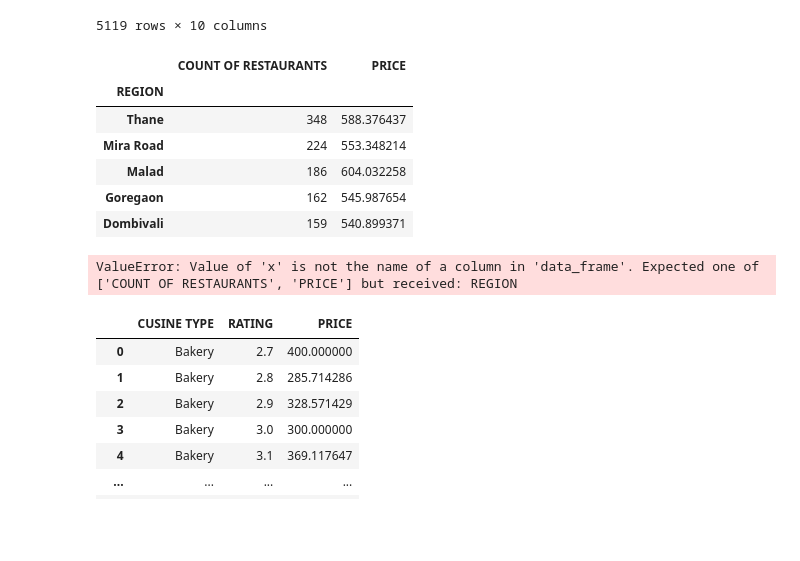
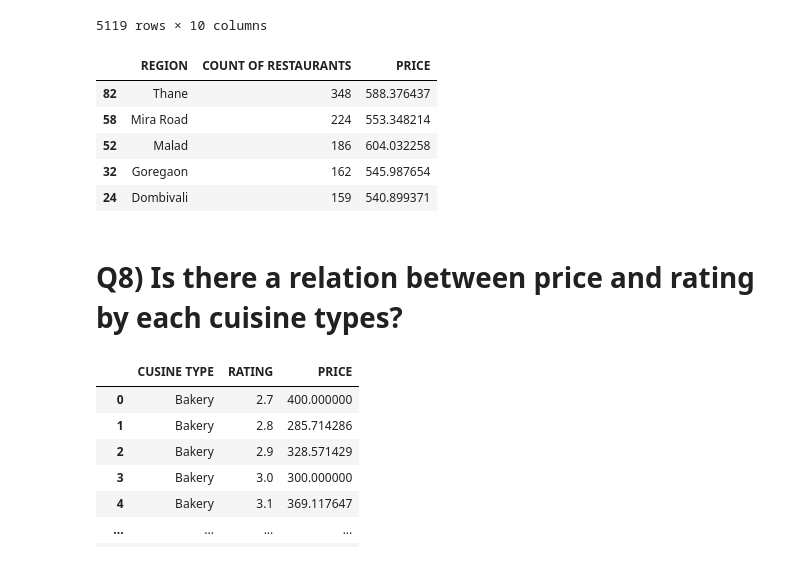
Before and after one commit to Monisha1205/zomato-assignment, a Jupyter notebook: mumbai zomato .ipynb, the cells around one changed output. Saved outputs shown, nothing was run; the diff lists cells and outputs as text; code cells hidden in the pictures; blank space fills up the shorter version.

```diff
--- a/mumbai zomato .ipynb
+++ b/mumbai zomato .ipynb
@@ -515,22 +545,22 @@ chinese_df
 | 15079 | Mandarin Panda | 400 | Desserts,Chinese,Thai | Malad | none | 12noon to 330pm,7pm to 1am | Good | 3.7 | 121 | ... |
 5119 rows × 10 columns
 # %%
-chinese_rest_df=chinese_df.groupby(by='REGION').agg({'NAME' : 'count', 'PRICE' : 'mean'}).rename(columns={'NAME' : 'COUNT OF RESTAURANTS'})
+chinese_rest_df=chinese_df.groupby(by='REGION').agg({'NAME' : 'count', 'PRICE' : 'mean'}).rename(columns={'NAME' : 'COUNT OF RESTAURANTS'}).reset_index()
 chinese_rest_df=chinese_rest_df.sort_values('COUNT OF RESTAURANTS',ascending=False).head(25)
 chinese_rest_df.head()
 # %% [output]
-|  | COUNT OF RESTAURANTS | PRICE |
-| REGION |  |  |
-| Thane | 348 | 588.376437 |
-| Mira Road | 224 | 553.348214 |
-| Malad | 186 | 604.032258 |
-| Goregaon | 162 | 545.987654 |
-| Dombivali | 159 | 540.899371 |
+|  | REGION | COUNT OF RESTAURANTS | PRICE |
+| 82 | Thane | 348 | 588.376437 |
+| 58 | Mira Road | 224 | 553.348214 |
+| 52 | Malad | 186 | 604.032258 |
+| 32 | Goregaon | 162 | 545.987654 |
+| 24 | Dombivali | 159 | 540.899371 |
 # %%
-fig=px.bar(chinese_rest_df,x='REGION', y='COUNT OF RESTAURANTS', color='PRICE', title='No. of Chinese Restaurants by Places')
+fig=px.bar(chinese_rest_df,x='REGION', y='COUNT OF RESTAURANTS', color='PRICE',
+           title='No. of Chinese Restaurants by Places')
 fig.show()
-# %% [output]
-ValueError: Value of 'x' is not the name of a column in 'data_frame'. Expected one of ['COUNT OF RESTAURANTS', 'PRICE'] but received: REGION
+# %% [markdown]
+# Q8) Is there a relation between price and rating by each cuisine types?
 # %%
 price_rating_df=zomato_df.groupby(['CUSINE TYPE','RATING'])['PRICE'].mean().reset_index()
 price_rating_df
```
Also changed, not shown: parts of 33 cells of this notebook, 3 other files.
